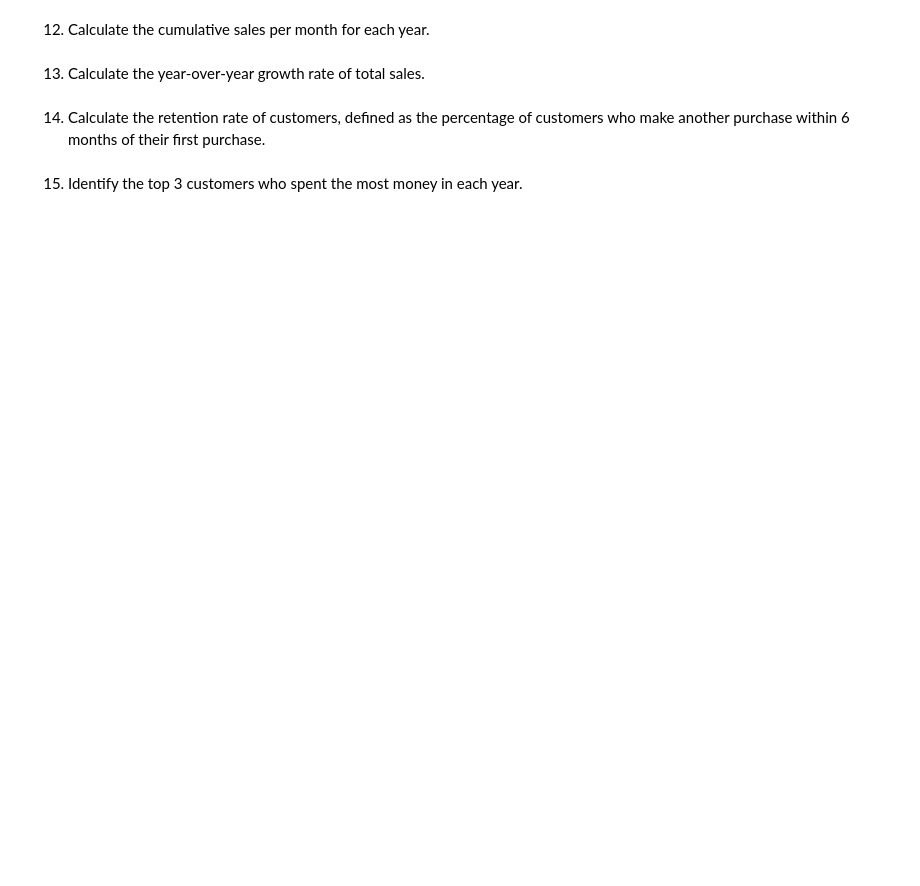
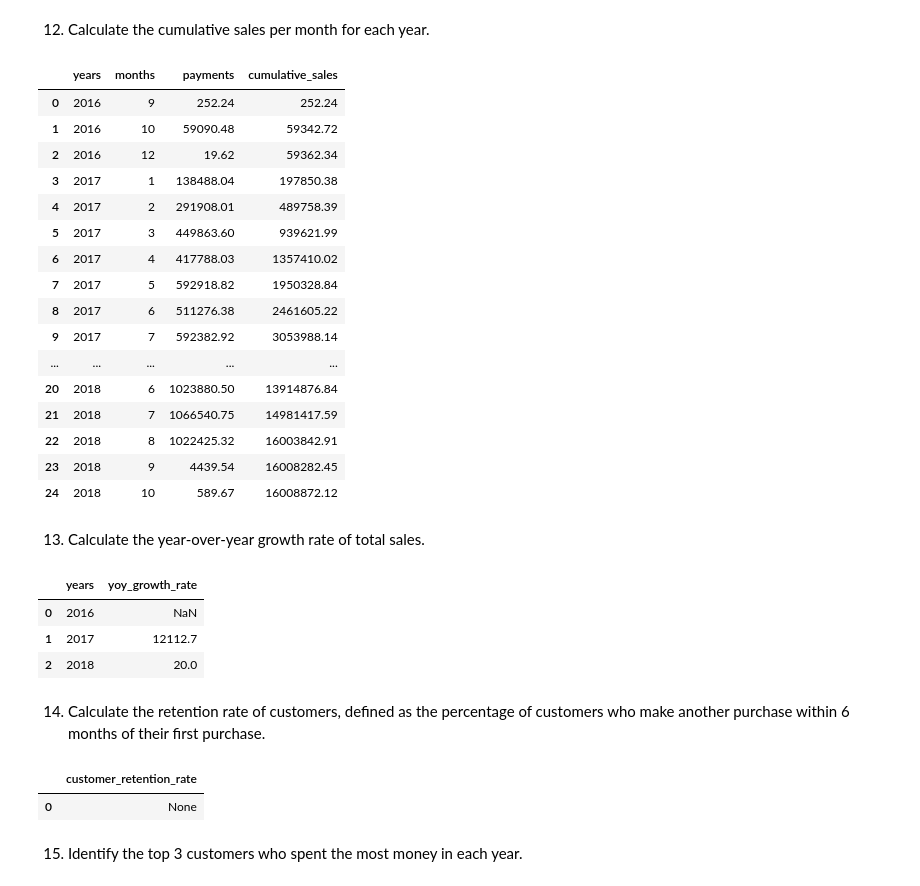
Before and after one commit to ogfenix/Target-Ecommerce-Project, a Jupyter notebook: target.ipynb, the cells around one changed output. Saved outputs shown, nothing was run; the diff lists cells and outputs as text; code cells hidden in the pictures; blank space fills up the shorter version.

```diff
--- a/target.ipynb
+++ b/target.ipynb
@@ -520,8 +751,72 @@ sellers_df.to_sql(name="sellers",con=engine,if_exists='replace',index=False)
 # %% [markdown]
 12. Calculate the cumulative sales per month for each year.
+# %%
+df12 = pd.read_sql("""select years,months,payments,round(sum(payments) over (order by years,months),2) as 'cumulative_sales'
+                   from
+                   (select year(orders.order_purchase_timestamp) as 'years',month(orders.order_purchase_timestamp) as 'months', round(sum(payments.payment_value),2) as 'payments'
+                   from orders join payments
+                   on orders.order_id = payments.order_id
+                   group by years,months
+                   order by years,months) as a""",con=engine)
+
+df12
+# %% [output]
+|  | years | months | payments | cumulative_sales |
+| 0 | 2016 | 9 | 252.24 | 252.24 |
+| 1 | 2016 | 10 | 59090.48 | 59342.72 |
+| 2 | 2016 | 12 | 19.62 | 59362.34 |
+| 3 | 2017 | 1 | 138488.04 | 197850.38 |
+| 4 | 2017 | 2 | 291908.01 | 489758.39 |
+| 5 | 2017 | 3 | 449863.60 | 939621.99 |
+| 6 | 2017 | 4 | 417788.03 | 1357410.02 |
+| 7 | 2017 | 5 | 592918.82 | 1950328.84 |
+| 8 | 2017 | 6 | 511276.38 | 2461605.22 |
+| 9 | 2017 | 7 | 592382.92 | 3053988.14 |
+| ... | ... | ... | ... | ... |
+| 20 | 2018 | 6 | 1023880.50 | 13914876.84 |
+| 21 | 2018 | 7 | 1066540.75 | 14981417.59 |
+| 22 | 2018 | 8 | 1022425.32 | 16003842.91 |
+| 23 | 2018 | 9 | 4439.54 | 16008282.45 |
+| 24 | 2018 | 10 | 589.67 | 16008872.12 |
 # %% [markdown]
 13. Calculate the year-over-year growth rate of total sales.
+# %%
+df13 = pd.read_sql("""with cte as
+                   (select year(orders.order_purchase_timestamp) as 'years', round(sum(payments.payment_value),2) as 'payments'
+                   from orders join payments
+                   on orders.order_id = payments.order_id
+                   group by years)
+                   select years, round(((payments - lag(payments) over (order by years))/lag(payments) over (order by years)) * 100,2) as 'yoy_growth_rate'
+                   from cte""",con=engine)
+
+df13
+# %% [output]
+|  | years | yoy_growth_rate |
+| 0 | 2016 | NaN |
+| 1 | 2017 | 12112.7 |
+| 2 | 2018 | 20.0 |
 # %% [markdown]
 14. Calculate the retention rate of customers, defined as the percentage of customers who make another purchase within 6 months of their first purchase.
+# %%
+df14 = pd.read_sql("""with cte1 as
+                   (select customers.customer_id,min(orders.order_purchase_timestamp) as 'first_order'
+                   from customers join orders
+                   on customers.customer_id = orders.customer_id
+                   group by customers.customer_id),
+                   cte2 as
+                   (select cte1.customer_id,count(distinct orders.order_purchase_timestamp)
+                   from cte1 join orders
+                   on cte1.customer_id = orders.customer_id
+                   and orders.order_purchase_timestamp > first_order
+                   and orders.order_purchase_timestamp < date_add(first_order, interval 6 month)
+                   group by cte1.customer_id)
+                   select 100 * count(distinct cte1.customer_id)/count(distinct cte2.customer_id) as 'customer_retention_rate'
+                   from cte1 left join cte2
+                   on cte1.customer_id = cte2.customer_id""",con=engine)
+
+df14
+# %% [output]
+|  | customer_retention_rate |
+| 0 | None |
 # %% [markdown]
 15. Identify the top 3 customers who spent the most money in each year.
```
Also changed, not shown: parts of 18 cells of this notebook, 3 other files.
